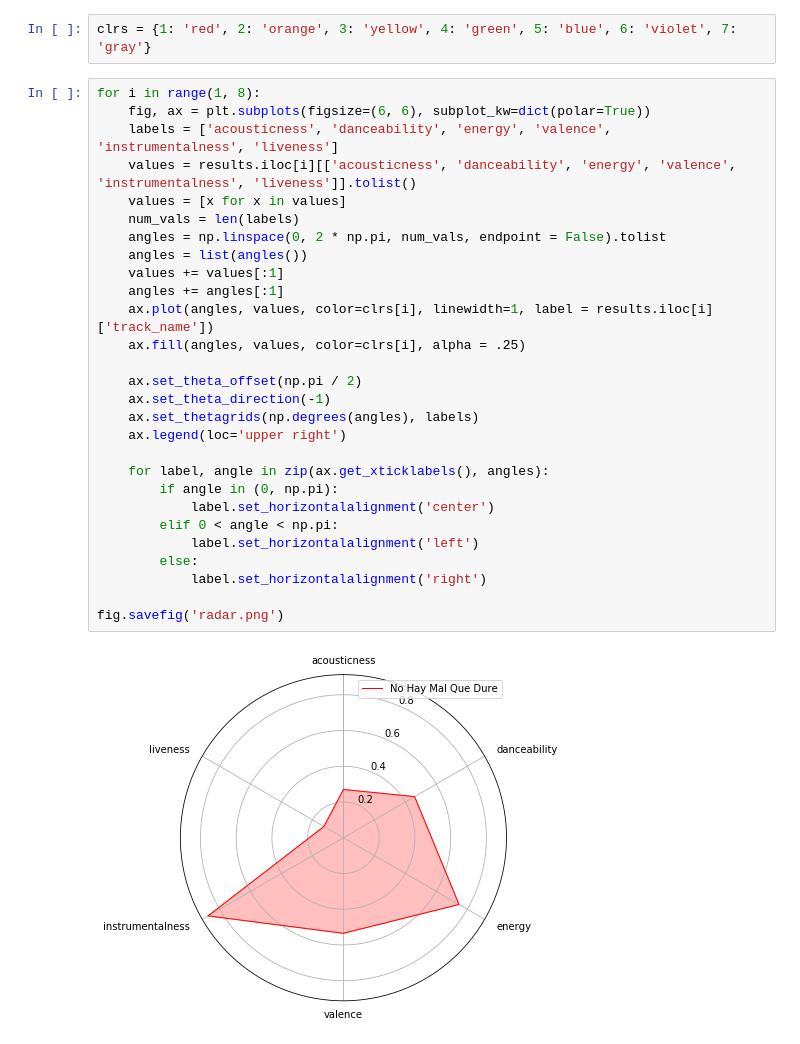
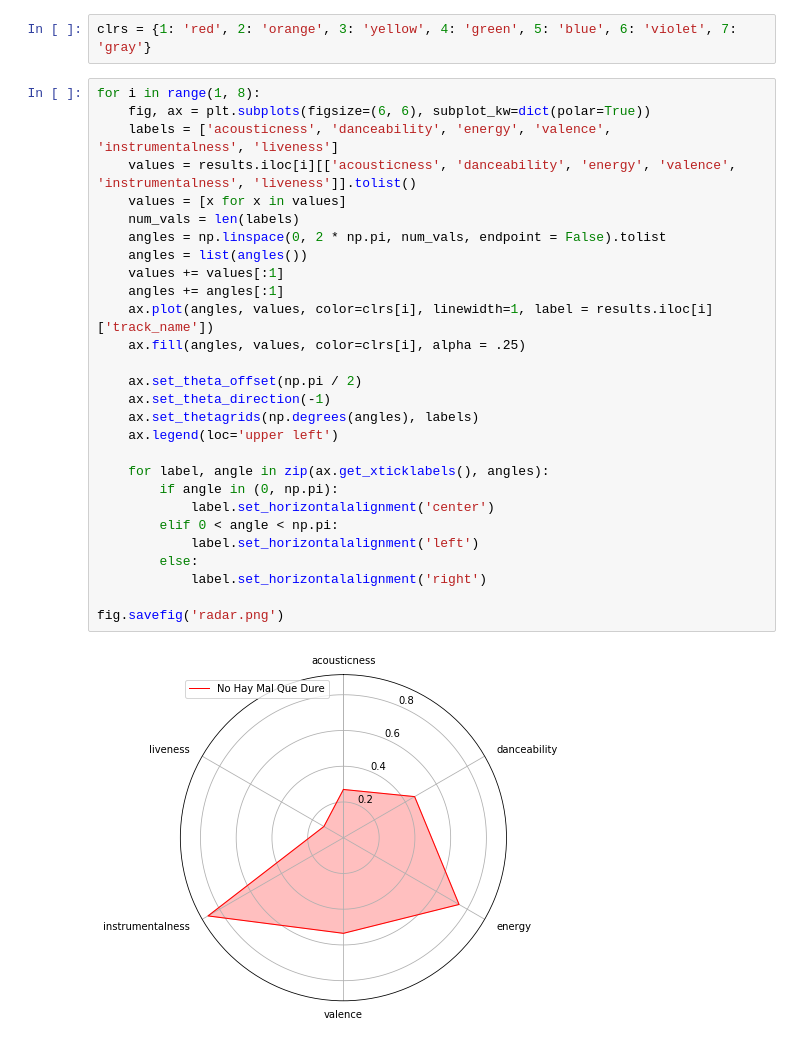
Before and after one commit to bw-spotify-song-suggester-4/data-science, a Jupyter notebook: pickletaste.ipynb, the cells around one changed output. Cells and saved outputs as stored; diff of their text form.

```diff
--- a/pickletaste.ipynb
+++ b/pickletaste.ipynb
@@ -71,30 +71,30 @@ clrs = {1: 'red', 2: 'orange', 3: 'yellow', 4: 'green', 5: 'blue', 6: 'violet',
 # %%
 for i in range(1, 8):
     fig, ax = plt.subplots(figsize=(6, 6), subplot_kw=dict(polar=True))
     labels = ['acousticness', 'danceability', 'energy', 'valence', 'instrumentalness', 'liveness']
     values = results.iloc[i][['acousticness', 'danceability', 'energy', 'valence', 'instrumentalness', 'liveness']].tolist()
     values = [x for x in values]
     num_vals = len(labels)
     angles = np.linspace(0, 2 * np.pi, num_vals, endpoint = False).tolist
     angles = list(angles())
     values += values[:1]
     angles += angles[:1]
     ax.plot(angles, values, color=clrs[i], linewidth=1, label = results.iloc[i]['track_name'])
     ax.fill(angles, values, color=clrs[i], alpha = .25)
 
     ax.set_theta_offset(np.pi / 2)
     ax.set_theta_direction(-1)
     ax.set_thetagrids(np.degrees(angles), labels)
-    ax.legend(loc='upper right')
+    ax.legend(loc='upper left')
 
     for label, angle in zip(ax.get_xticklabels(), angles):
         if angle in (0, np.pi):
             label.set_horizontalalignment('center')
         elif 0 < angle < np.pi:
             label.set_horizontalalignment('left')
         else:
             label.set_horizontalalignment('right')
 
 fig.savefig('radar.png')
 # %% [output]
-[figure, old version]
+[figure, new version]
```
Also changed, not shown: parts of 1 cell of this notebook.
